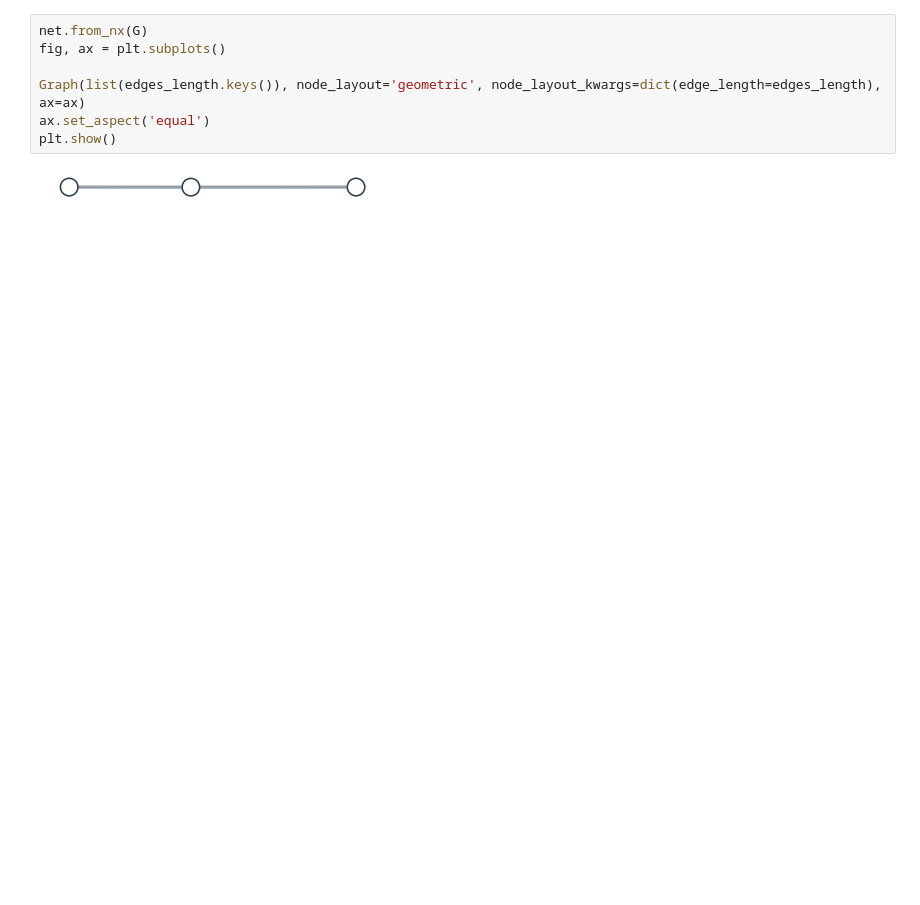
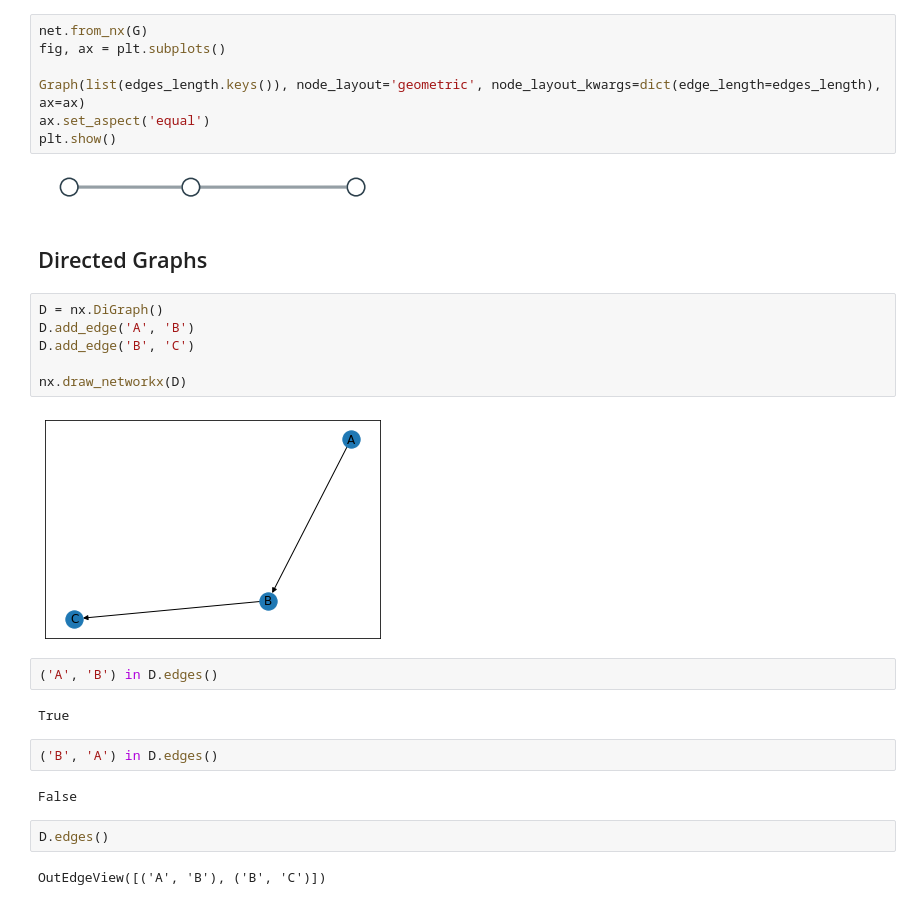
Before and after one commit to Siliam/social_network_analysis, a Jupyter notebook: networkx/Nodes and Edges - NetworkX.ipynb, the cells around one changed output. Cells and saved outputs as stored; diff of their text form; blank space fills up the shorter version.

Commit message:
NetworkX - Types of Graphs

```diff
--- a/networkx/Nodes and Edges - NetworkX.ipynb
+++ b/networkx/Nodes and Edges - NetworkX.ipynb
@@ -47,3 +99,25 @@ ax.set_aspect('equal')
 plt.show()
 # %% [output]
 [figure]
+# %% [markdown]
+## Directed Graphs
+# %%
+D = nx.DiGraph()
+D.add_edge('A', 'B')
+D.add_edge('B', 'C')
+
+nx.draw_networkx(D)
+# %% [output]
+[figure, added]
+# %%
+('A', 'B') in D.edges()
+# %% [output]
+True
+# %%
+('B', 'A') in D.edges()
+# %% [output]
+False
+# %%
+D.edges()
+# %% [output]
+OutEdgeView([('A', 'B'), ('B', 'C')])
```
Also changed, not shown: parts of 25 cells of this notebook.
